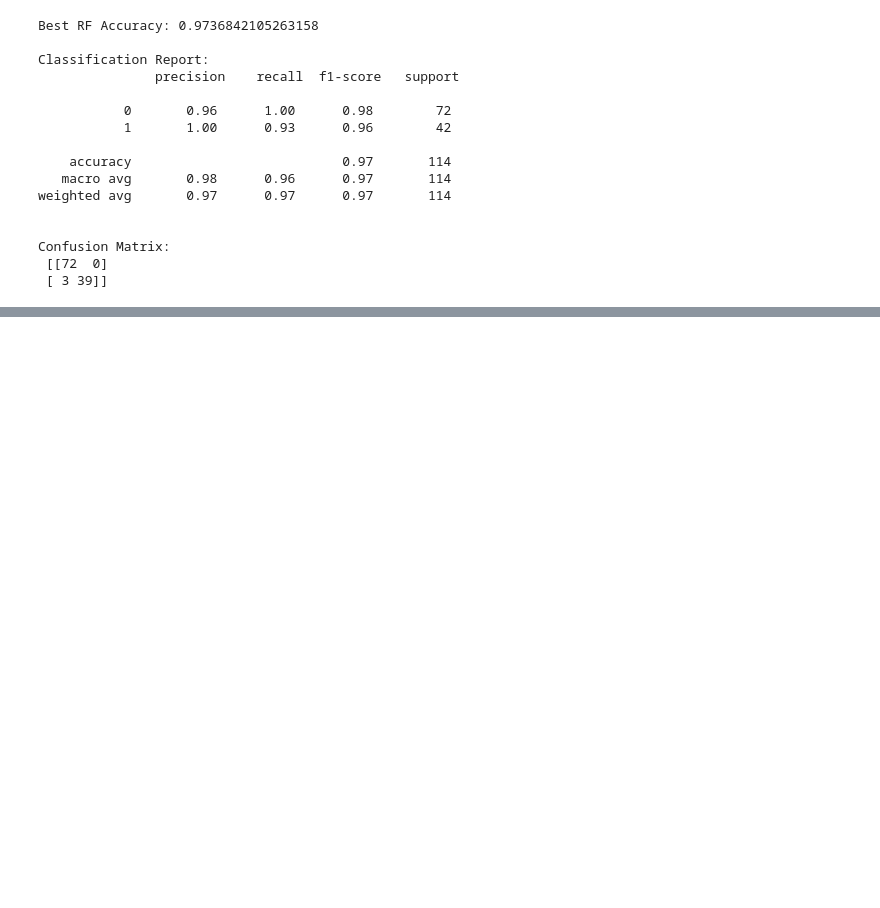
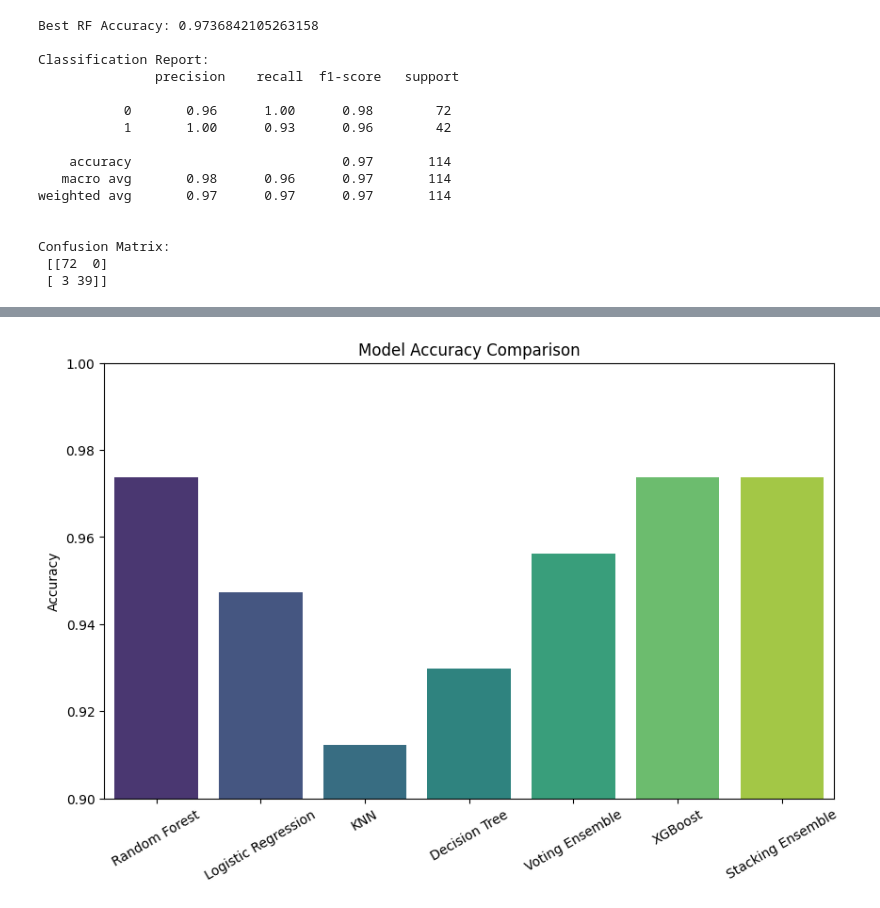
Before and after one commit to murad-02/Breast_Cancer_Detection, a Jupyter notebook: NotebookFile/BreastcancerDetection.ipynb, the cells around one changed output, grey strips where cells are left out. Saved outputs shown, nothing was run; the diff lists cells and outputs as text; code cells hidden in the pictures; blank space fills up the shorter version.

```diff
--- a/NotebookFile/BreastcancerDetection.ipynb
+++ b/NotebookFile/BreastcancerDetection.ipynb
@@ -554,0 +696,63 @@ Confusion Matrix:
+# %%
+# Make sure all models are fitted before comparison
+
+# Fit Random Forest
+rf = RandomForestClassifier(random_state=42)
+rf.fit(X_train, y_train)
+
+# Fit Logistic Regression
+lr = LogisticRegression(max_iter=1000, random_state=42)
+lr.fit(X_train, y_train)
+
+# Fit KNN
+knn = KNeighborsClassifier(n_neighbors=5)
+knn.fit(X_train, y_train)
+
+# Fit Decision Tree
+dt = DecisionTreeClassifier(random_state=42)
+dt.fit(X_train, y_train)
+
+# Fit Voting Ensemble
+ensemble = VotingClassifier(
+    estimators=[
+        ('rf', rf),
+        ('lr', lr),
+        ('knn', knn),
+        ('dt', dt)
+    ],
+    voting='hard'
+)
+ensemble.fit(X_train, y_train)
+
+# XGBoost and stack_model should already be fitted above
+
+# Now plot the comparison
+model_names = [
+    "Random Forest",
+    "Logistic Regression",
+    "KNN",
+    "Decision Tree",
+    "Voting Ensemble",
+    "XGBoost",
+    "Stacking Ensemble"
+]
+
+accuracies = [
+    accuracy_score(y_test, rf.predict(X_test)),
+    accuracy_score(y_test, lr.predict(X_test)),
+    accuracy_score(y_test, knn.predict(X_test)),
+    accuracy_score(y_test, dt.predict(X_test)),
+    accuracy_score(y_test, ensemble.predict(X_test)),
+    accuracy_score(y_test, xgb.predict(X_test)),
+    accuracy_score(y_test, stack_model.predict(X_test))
+]
+
+plt.figure(figsize=(10,6))
+sns.barplot(x=model_names, y=accuracies, palette="viridis")
+plt.ylim(0.9, 1.0)
+plt.ylabel("Accuracy")
+plt.title("Model Accuracy Comparison")
+plt.xticks(rotation=30)
+plt.show()
+# %% [output]
+[figure, added]
```
Also changed, not shown: parts of 4 cells of this notebook.
